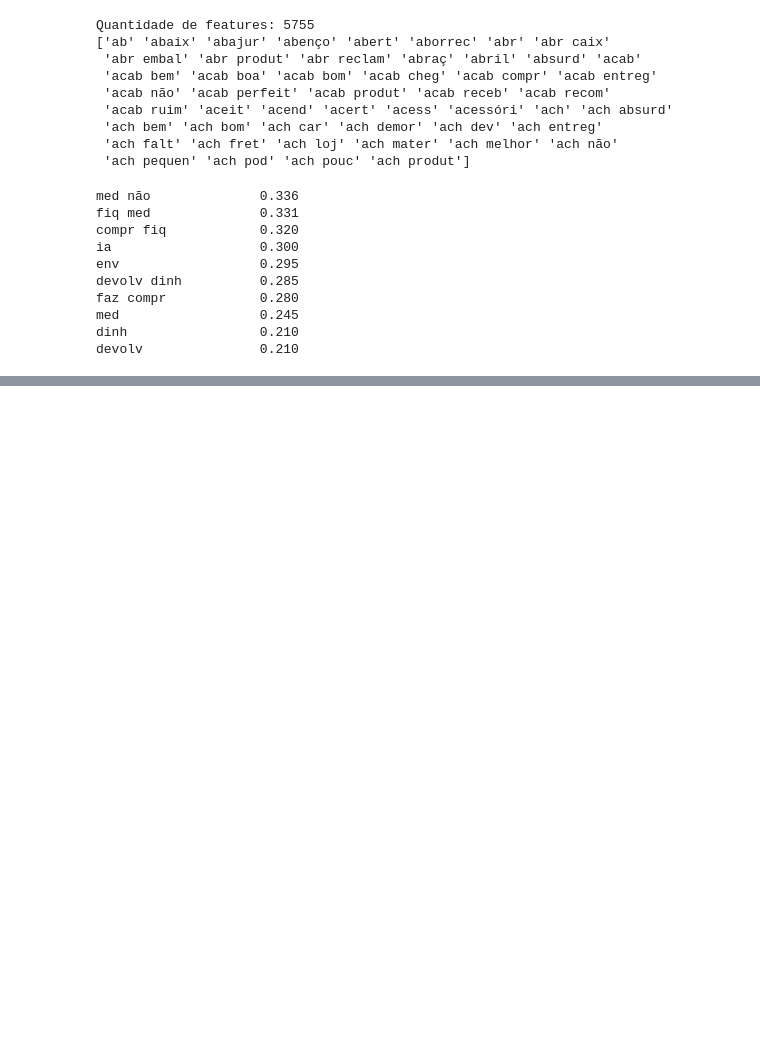
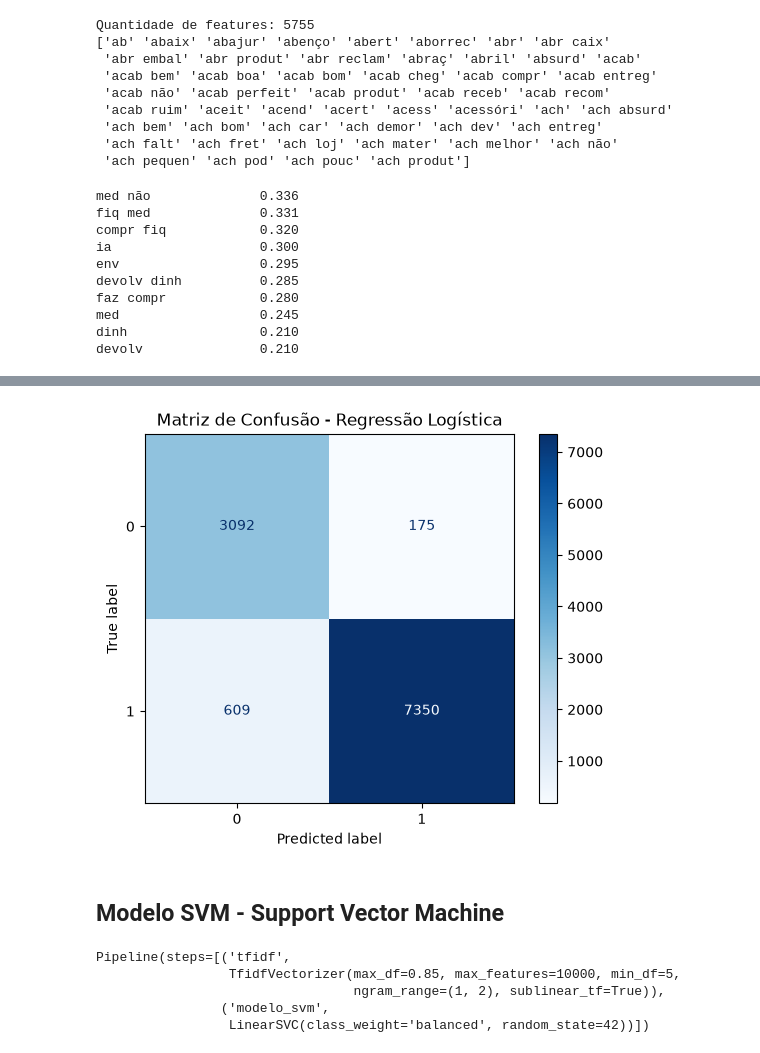
Before and after one commit to RenanTrevelim/olist-nlp-audit, a Jupyter notebook: notebooks/02_nlp_audit.ipynb, the cells around one changed output, grey strips where cells are left out. Drawn from its saved outputs; the diff is of its cells as text; code cells hidden in the pictures; blank space fills up the shorter version.

```diff
--- a/notebooks/02_nlp_audit.ipynb
+++ b/notebooks/02_nlp_audit.ipynb
@@ -312,0 +364,7 @@ plt.show()
+# %%
+pipeline_rl = Pipeline([
+    ("tfidf", vectorizer),
+    ("modelo_rl", LogisticRegression(max_iter=2000, class_weight="balanced", random_state=42))
+])
+# %%
+pipeline_rl.fit(X_treino, y_treino)
@@ -312,0 +393,8 @@ plt.show()
+# %%
+ConfusionMatrixDisplay.from_estimator(pipeline_rl, X_teste, y_teste, cmap="Blues")
+plt.title("Matriz de Confusão - Regressão Logística")
+plt.show()
+# %% [output]
+[figure, added]
+# %% [markdown]
+## Modelo SVM - Support Vector Machine
@@ -312,0 +406,8 @@ plt.show()
+# %%
+pipeline_svm.fit(X_treino, y_treino)
+# %% [output]
+Pipeline(steps=[('tfidf',
+                 TfidfVectorizer(max_df=0.85, max_features=10000, min_df=5,
+                                 ngram_range=(1, 2), sublinear_tf=True)),
+                ('modelo_svm',
+                 LinearSVC(class_weight='balanced', random_state=42))])
```
Also changed, not shown: parts of 21 cells of this notebook.
